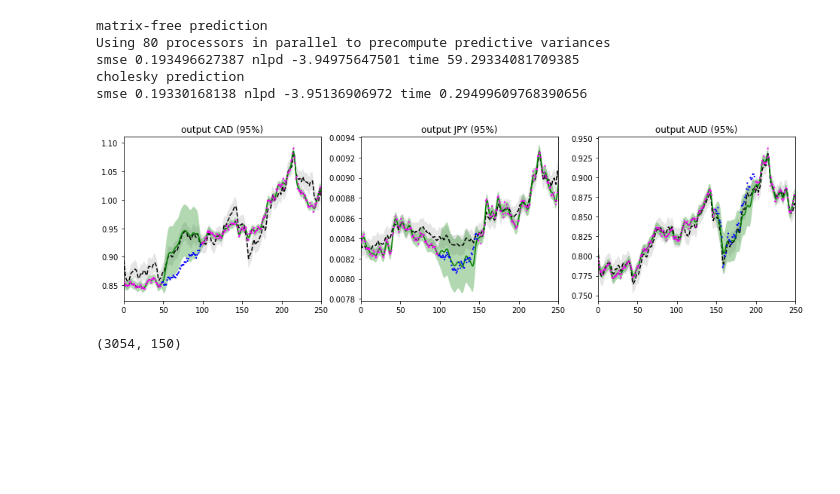
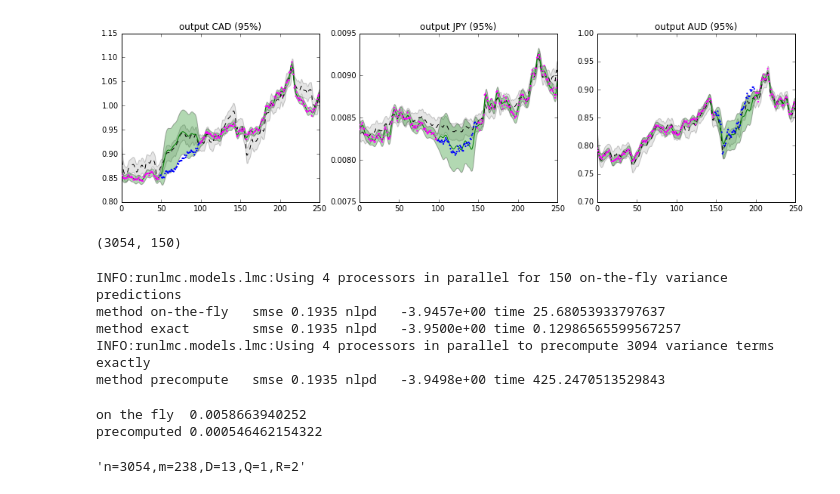
Before and after one commit to vlad17/runlmc, a Jupyter notebook: benchmarks/fx2007.ipynb, the cells around one changed output. Drawn from its saved outputs; the diff is of its cells as text; code cells hidden in the pictures; blank space fills up the shorter version.

Commit message:
Completed ensemble of all prediction methods

```diff
--- a/benchmarks/fx2007.ipynb
+++ b/benchmarks/fx2007.ipynb
@@ -48,70 +56,89 @@ print('m', m, 'time', cogp_time, 'smse', cogp_smse, 'nlpd', cogp_nlpd)
 # %%
 all_xs = np.arange(min(xs.min() for xs in xss), max(xs.max() for xs in xss) + 1)
 test_ix = {col: list(cols).index(col) for col in test_fx}
+pred_xss = [all_xs if col in test_fx else np.array([]) for col in cols]
+lmc.prediction = 'exact'
+pred_yss, pred_vss = lmc.predict(pred_xss)
+pred_yss = {col: ys for col, ys in zip(cols, pred_yss)}
+pred_vss = {col: vs for col, vs in zip(cols, pred_vss)}
-# %%
-print('matrix-free prediction')
-with contexttimer.Timer() as t:
-    lmc.DENSE_CUTOFF = 3000
-    pred_yss, pred_vss = lmc.predict(test_xss)
-    lmc.DENSE_CUTOFF = 10000
-print('smse', smse(test_yss, pred_yss, yss),
-      'nlpd', nlpd(test_yss, pred_yss, pred_vss),
-      'time', t.elapsed)
-print('cholesky prediction')
-with contexttimer.Timer() as t:
-    pred_yss, pred_vss = lmc.predict(test_xss)
-print('smse', smse(test_yss, pred_yss, yss),
-      'nlpd', nlpd(test_yss, pred_yss, pred_vss),
-      'time', t.elapsed)
-# Now predict for picture (using cholesky)
-pred_xss = [all_xs if col in test_fx else [] for col in cols]
-pred_yss, pred_vss = lmc.predict(pred_xss)
-# %% [output]
-matrix-free prediction
-Using 80 processors in parallel to precompute predictive variances
-smse 0.193496627387 nlpd -3.94975647501 time 59.29334081709385
-cholesky prediction
-smse 0.19330168138 nlpd -3.95136906972 time 0.29499609768390656
 # %%
-pred_yss = {col: ys for col, ys in zip(cols, pred_yss)}
-pred_vss = {col: vs for col, vs in zip(cols, pred_vss)}
-
 _, axs = plt.subplots(ncols=3, figsize=(16, 4))
 for col, ax in zip(test_fx, axs):
 
     # Prediction on entire domain for COGP
-    ax.plot(all_xs, cogp_mu[col], c='black', ls='--')
+    ax.plot(all_xs, cogp_mu[col], c='black', ls=':')
     sd = np.sqrt(cogp_var[col])
     top = cogp_mu[col] + 2 * sd
     bot = cogp_mu[col] - 2 * sd
     ax.fill_between(all_xs, bot, top, facecolor='grey', alpha=0.2)
 
     # Prediction for LLGP
     ax.plot(all_xs, pred_yss[col], c='green')
     sd = np.sqrt(pred_vss[col])
     top = pred_yss[col] + 2 * sd
     bot = pred_yss[col] - 2 * sd
     ax.fill_between(all_xs, bot, top, facecolor='green', alpha=0.3)
 
     # Actual holdout
     marker_size = 5
     test_xs = test_xss[test_ix[col]]
     test_ys = test_yss[test_ix[col]]
     ax.scatter(test_xs, test_ys, c='blue', edgecolors='none', s=marker_size, zorder=11)
 
     # Rest of image (training)
     rest_xs = xss[test_ix[col]]
     rest_ys = yss[test_ix[col]]
     ax.scatter(rest_xs, rest_ys, c='magenta', edgecolors='none', s=marker_size, zorder=10)
 
     ax.set_xlim([0, 250])
     ax.set_title('output {} (95%)'.format(col))
 
 
 plt.show()
 # %% [output]
-[figure, old version]
+[figure, new version]
 # %%
 sum(map(len, xss)), sum(map(len, test_xss))
 # %% [output]
 (3054, 150)
+# %%
+# warning: precompute takes a while, ~10 min on a 4-core 2015 laptop
+methods = ['on-the-fly', 'exact', 'precompute']
+results = []
+for m in methods:
+    lmc.prediction = m
+    with contexttimer.Timer() as t:
+        pred_yss, pred_vss = lmc.predict(test_xss)
+    print('method {: <12} smse {:6.4f} nlpd {:13.4e} time {}'.format(
+            m,
+            smse(test_yss, pred_yss, yss),
+            nlpd(test_yss, pred_yss, pred_vss),
+            t.elapsed))
+    results.append(np.hstack(pred_vss))
+# %% [output]
+INFO:runlmc.models.lmc:Using 4 processors in parallel for 150 on-the-fly variance predictions
+method on-the-fly   smse 0.1935 nlpd   -3.9457e+00 time 25.68053933797637
+method exact        smse 0.1935 nlpd   -3.9500e+00 time 0.12986565599567257
+INFO:runlmc.models.lmc:Using 4 processors in parallel to precompute 3094 variance terms exactly
+method precompute   smse 0.1935 nlpd   -3.9498e+00 time 425.2470513529843
+# %%
+onthefly, exact, precomp = results
+def rel_norm_diff(exact, x):
+    diff = np.linalg.norm(exact - x)
+    orig = np.linalg.norm(exact)
+    return diff / orig
+print('on the fly ', rel_norm_diff(exact, onthefly))
+print('precomputed', rel_norm_diff(exact, precomp))
+# %% [output]
+on the fly  0.0058663940252
+precomputed 0.000546462154322
+# %%
+n = len(lmc.y)
+m = len(lmc.inducing_grid)
+D = len(lmc.noise)
+Q = len(lmc.kernels)
+R = int(sum(ranks) / Q)
+paramstr = 'n={},m={},D={},Q={},R={}'.format(n, m, D, Q, R)
+paramstr
+# %% [output]
+'n=3054,m=238,D=13,Q=1,R=2'
```
Also changed, not shown: parts of 5 cells of this notebook, 5 other files.
